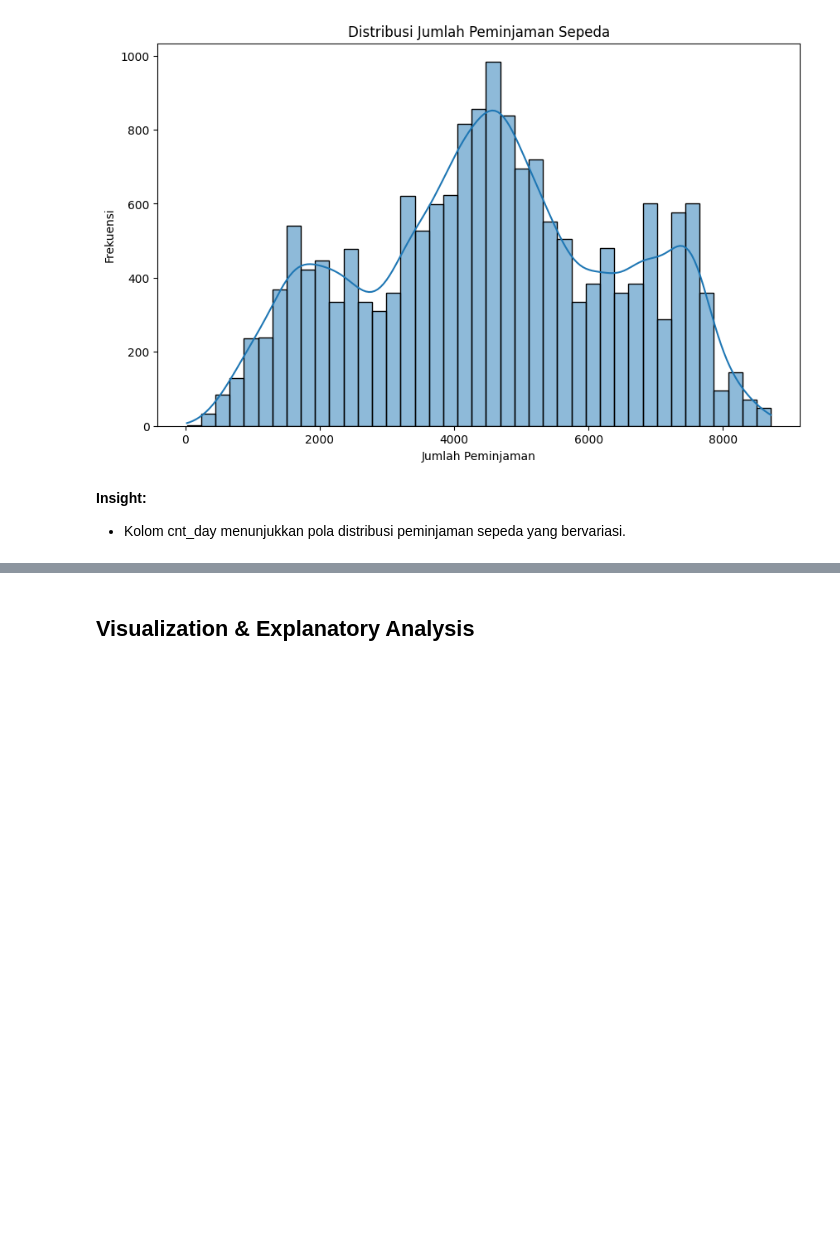
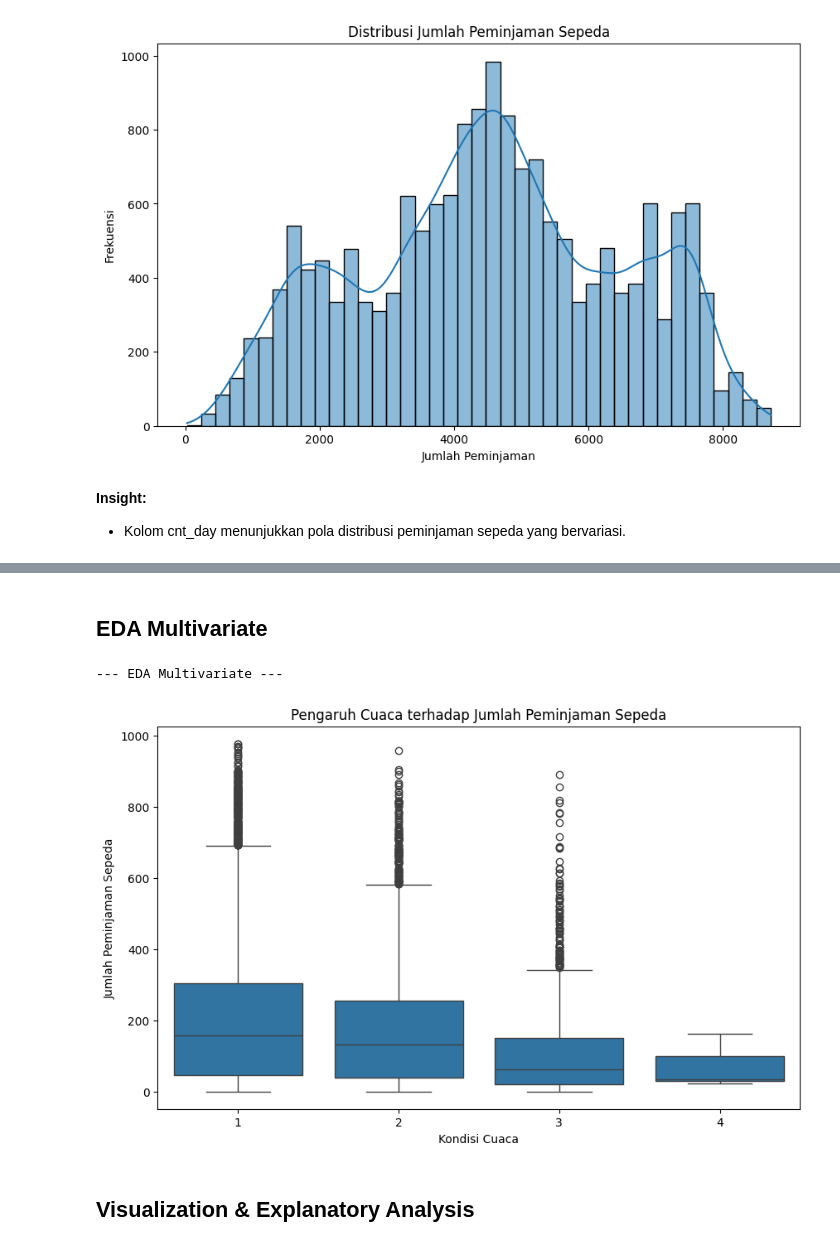
Before and after one commit to sparkk5/analysis_bike_sharing_dataset, a Jupyter notebook: Proyek_Analisis_Data.ipynb, the cells around one changed output, grey strips where cells are left out. Saved outputs shown, nothing was run; the diff lists cells and outputs as text; code cells hidden in the pictures; blank space fills up the shorter version.

```diff
--- a/Proyek_Analisis_Data.ipynb
+++ b/Proyek_Analisis_Data.ipynb
@@ -200,3 +250,16 @@ plt.show()
+# %% [markdown]
+## EDA Multivariate
+# %%
+print("\n--- EDA Multivariate ---\n")
+plt.figure(figsize=(10, 6))
+sns.boxplot(x='weathersit_hour', y='cnt_hour', data=df_combined)
+plt.title('Pengaruh Cuaca terhadap Jumlah Peminjaman Sepeda')
+plt.xlabel('Kondisi Cuaca')
+plt.ylabel('Jumlah Peminjaman Sepeda')
+plt.show()
+# %% [output]
+--- EDA Multivariate ---
+[figure, added]
 # %% [markdown]
 ## Visualization & Explanatory Analysis
 # %% [markdown]
```
Also changed, not shown: parts of 14 cells of this notebook, 2 other files.
